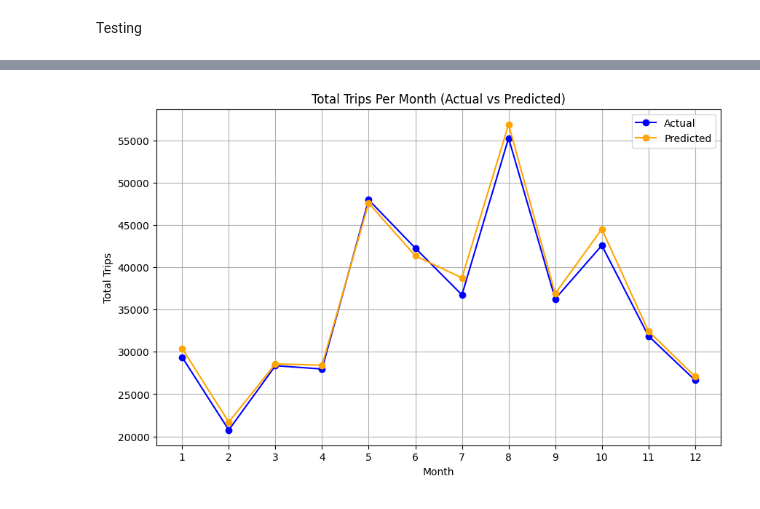
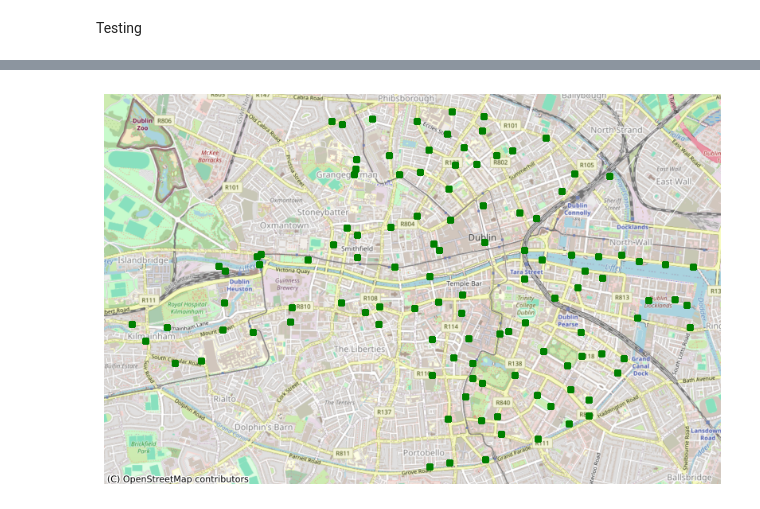
Before and after one commit to raphaelElearning/MSC_DA_Repeat, a Jupyter notebook: Testing.ipynb, the cells around one changed output, grey strips where cells are left out. Saved outputs shown, nothing was run; the diff lists cells and outputs as text; code cells hidden in the pictures.

```diff
--- a/Testing.ipynb
+++ b/Testing.ipynb
@@ -20,4 +20,4 @@ import xgboost as xgb
 import lightgbm as lgb
 import matplotlib.pyplot as plt
 # %%
-dublin_trips_per_time = pd.read_csv('dublin_trips_per_time.csv')
+dublin_station_location = pd.read_csv('dublin_station_location.csv')
@@ -161,13 +24,43 @@ monthly_predicted = test_df.groupby('month')['predicted'].sum().reset_index()
-# %%
-plt.figure(figsize=(10, 6))
-plt.plot(monthly_actual['month'], monthly_actual['actual'], marker='o', linestyle='-', color='b', label='Actual')
-plt.plot(monthly_predicted['month'], monthly_predicted['predicted'], marker='o', linestyle='-', color='orange', label='Predicted')
-plt.xlabel('Month')
-plt.ylabel('Total Trips')
-plt.title('Total Trips Per Month (Actual vs Predicted)')
-plt.xticks(monthly_actual['month'])  # Ensure all months are labeled on the x-axis
-plt.grid(True)
-plt.legend()
-plt.show()
-# %% [output]
-[figure, removed]
+# %%
+import plotly.express as px
+import matplotlib.pyplot as plt
+import geopandas as gpd
+from shapely.geometry import Point
+import contextily as ctx
+
+
+# Create a GeoDataFrame
+gdf = gpd.GeoDataFrame(dublin_station_location, geometry=gpd.points_from_xy(dublin_station_location['long'], dublin_station_location['lat']))
+
+# Set coordinate reference system to WGS84 (EPSG:4326) and convert to Web Mercator (EPSG:3857)
+gdf = gdf.set_crs(epsg=4326)
+gdf = gdf.to_crs(epsg=3857)
+
+# Plot the map
+fig, ax = plt.subplots(figsize=(10, 10))
+gdf.plot(ax=ax, marker='o', color='green', markersize=30)
+
+# Add a basemap
+ctx.add_basemap(ax, source=ctx.providers.OpenStreetMap.Mapnik)
+
+# Remove axis for a cleaner look
+ax.set_axis_off()
+
+plt.show()
+
+
+
+
+
+
+#dublin_distribution = px.scatter_mapbox(dublinn_station_location, lat='lat', lon='long', color_discrete_sequence=["blue"], zoom=12, height=600)
+
+#dublin_distribution.update_traces(marker=dict(size=30, color='green'), selector=dict(mode='markers'))
+#dublin_distribution.update_layout(mapbox_style="open-street-map")
+#dublin_distribution.update_layout(margin={"r":0,"t":0,"l":0,"b":0})
+
+#dublin_distribution.show()
+
+# Font: Adapted from https://medium.com/@gersongoulartjnr/manipulando-dados-geoespaciais-com-geopandas-607db23175b1
+# %% [output]
+[figure, added]
```
Also changed, not shown: parts of 18 cells of this notebook, 1 other file.
